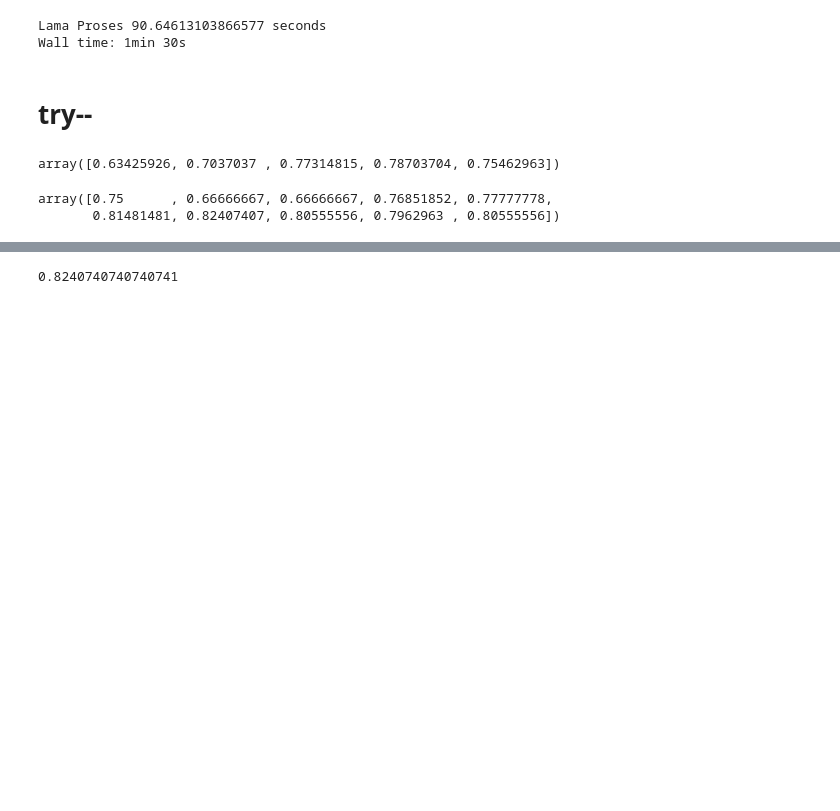
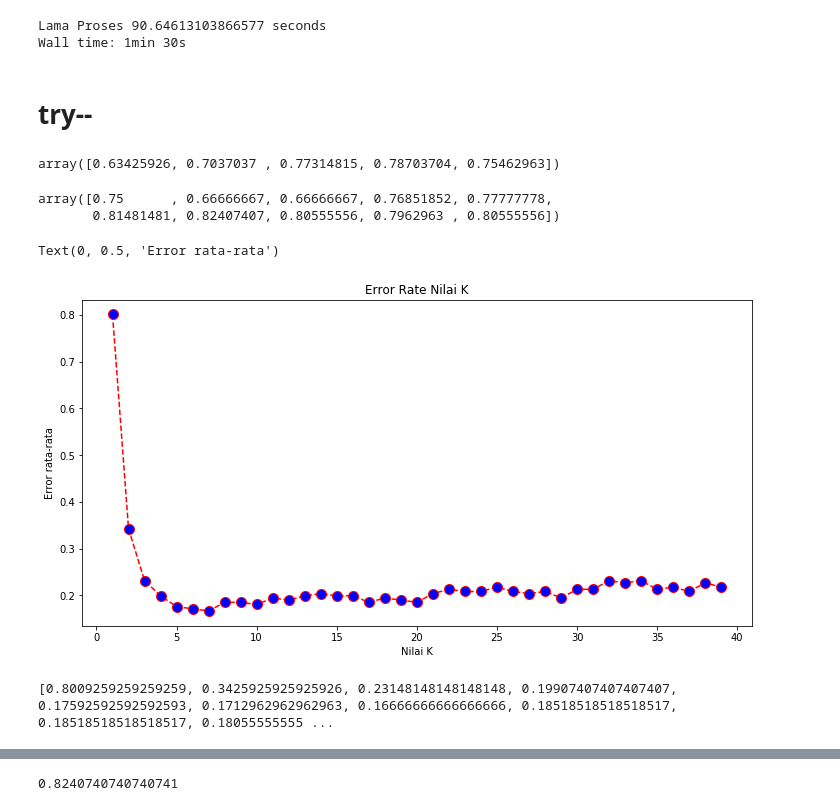
Before and after one commit to rickylukman/latihanakhir, a Jupyter notebook: Classification_TA_old.ipynb, the cells around one changed output, grey strips where cells are left out. Saved outputs shown, nothing was run; the diff lists cells and outputs as text; code cells hidden in the pictures; blank space fills up the shorter version.

```diff
--- a/Classification_TA_old.ipynb
+++ b/Classification_TA_old.ipynb
@@ -360,5 +360,28 @@ X_train, X_test, y_train, y_test = train_test_split(X, y, test_size=0.2, shuffle
 # %%
 # X_train
 X_test
+# %%
+error = []
+
+# Calculating error for K values between 1 and 40
+for i in range(1, 40):
+    knn = KNeighborsClassifier(n_neighbors=i)
+    knn.fit(X_train, y_train)
+    pred_i = knn.predict(X_test)
+    error.append(np.mean(pred_i != y_test))
+# %%
+plt.figure(figsize=(12, 6))
+plt.plot(range(1, 40), error, color='red', linestyle='dashed', marker='o',
+         markerfacecolor='blue', markersize=10)
+plt.title('Error Rate Nilai K')
+plt.xlabel('Nilai K')
+plt.ylabel('Error rata-rata')
+# %% [output]
+Text(0, 0.5, 'Error rata-rata')
+[figure, added]
+# %%
+print(error)
+# %% [output]
+[0.8009259259259259, 0.3425925925925926, 0.23148148148148148, 0.19907407407407407, 0.17592592592592593, 0.1712962962962963, 0.16666666666666666, 0.18518518518518517, 0.18518518518518517, 0.18055555555 ...
 # %%
 %%time
```
Also changed, not shown: parts of 8 cells of this notebook, 1 other file.
